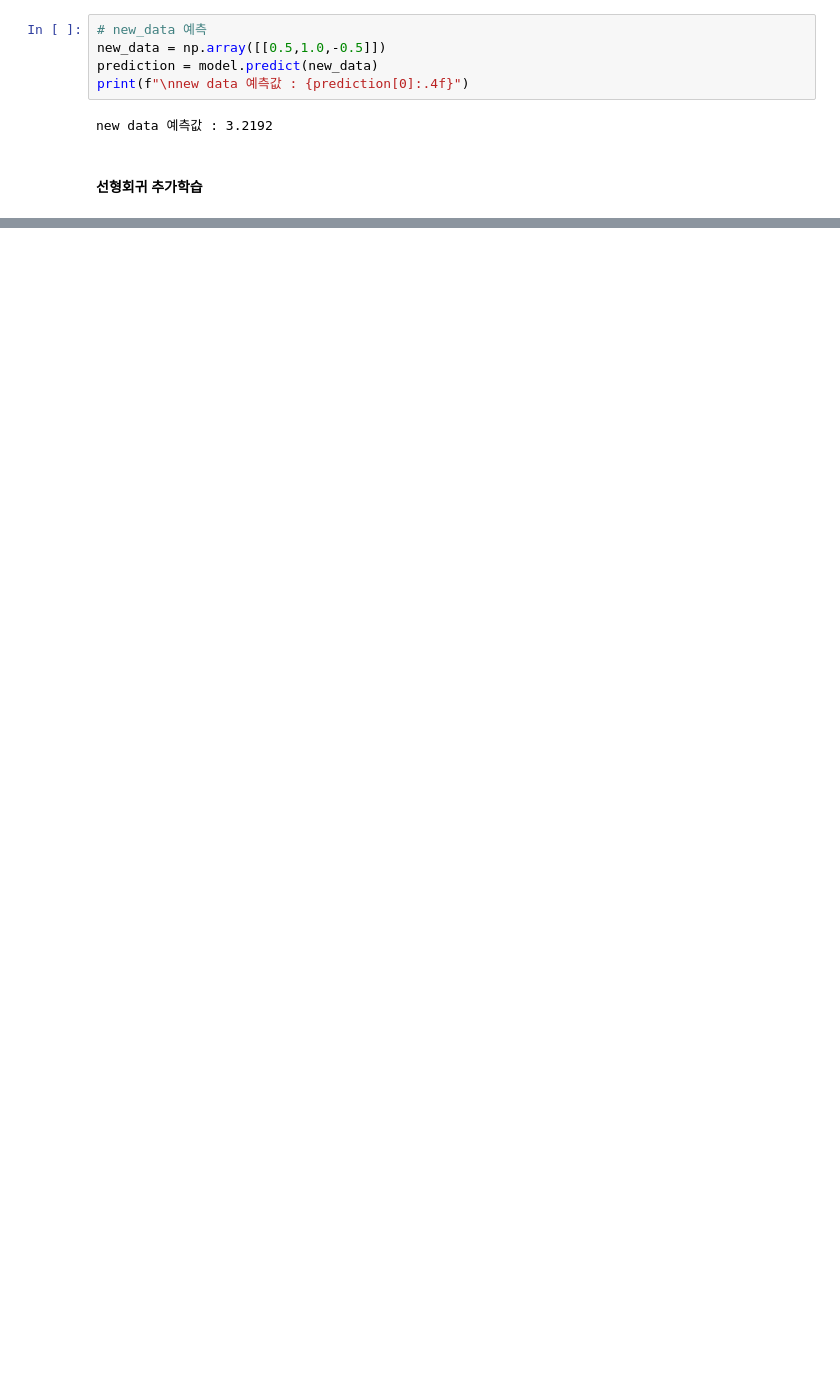
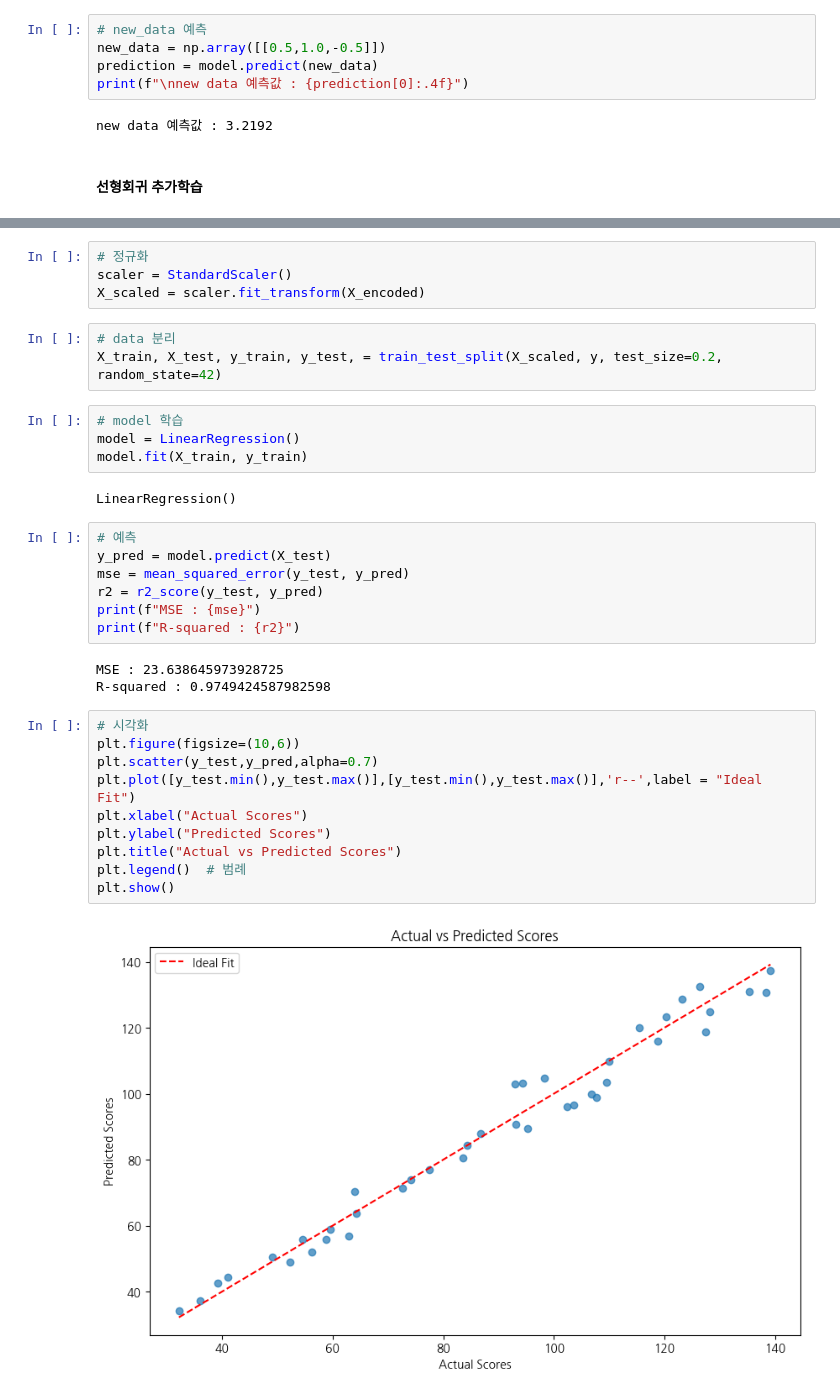
Before and after one commit to PlaidMoon99/AI_project, a Jupyter notebook: LinerRegression.ipynb, the cells around one changed output, grey strips where cells are left out. Drawn from its saved outputs; the diff is of its cells as text; blank space fills up the shorter version.

```diff
--- a/LinerRegression.ipynb
+++ b/LinerRegression.ipynb
@@ -321,0 +530,35 @@ new data 예측값 : 3.2192
+# %%
+# 정규화
+scaler = StandardScaler()
+X_scaled = scaler.fit_transform(X_encoded)
+# %%
+# data 분리
+X_train, X_test, y_train, y_test, = train_test_split(X_scaled, y, test_size=0.2, random_state=42)
+# %%
+# model 학습
+model = LinearRegression()
+model.fit(X_train, y_train)
+# %% [output]
+LinearRegression()
+# %%
+# 예측
+y_pred = model.predict(X_test)
+mse = mean_squared_error(y_test, y_pred)
+r2 = r2_score(y_test, y_pred)
+print(f"MSE : {mse}")
+print(f"R-squared : {r2}")
+# %% [output]
+MSE : 23.638645973928725
+R-squared : 0.9749424587982598
+# %%
+# 시각화
+plt.figure(figsize=(10,6))
+plt.scatter(y_test,y_pred,alpha=0.7)
+plt.plot([y_test.min(),y_test.max()],[y_test.min(),y_test.max()],'r--',label = "Ideal Fit")
+plt.xlabel("Actual Scores")
+plt.ylabel("Predicted Scores")
+plt.title("Actual vs Predicted Scores")
+plt.legend()  # 범례
+plt.show()
+# %% [output]
+[figure, added]
```
Also changed, not shown: parts of 64 cells of this notebook, 1 other file.
